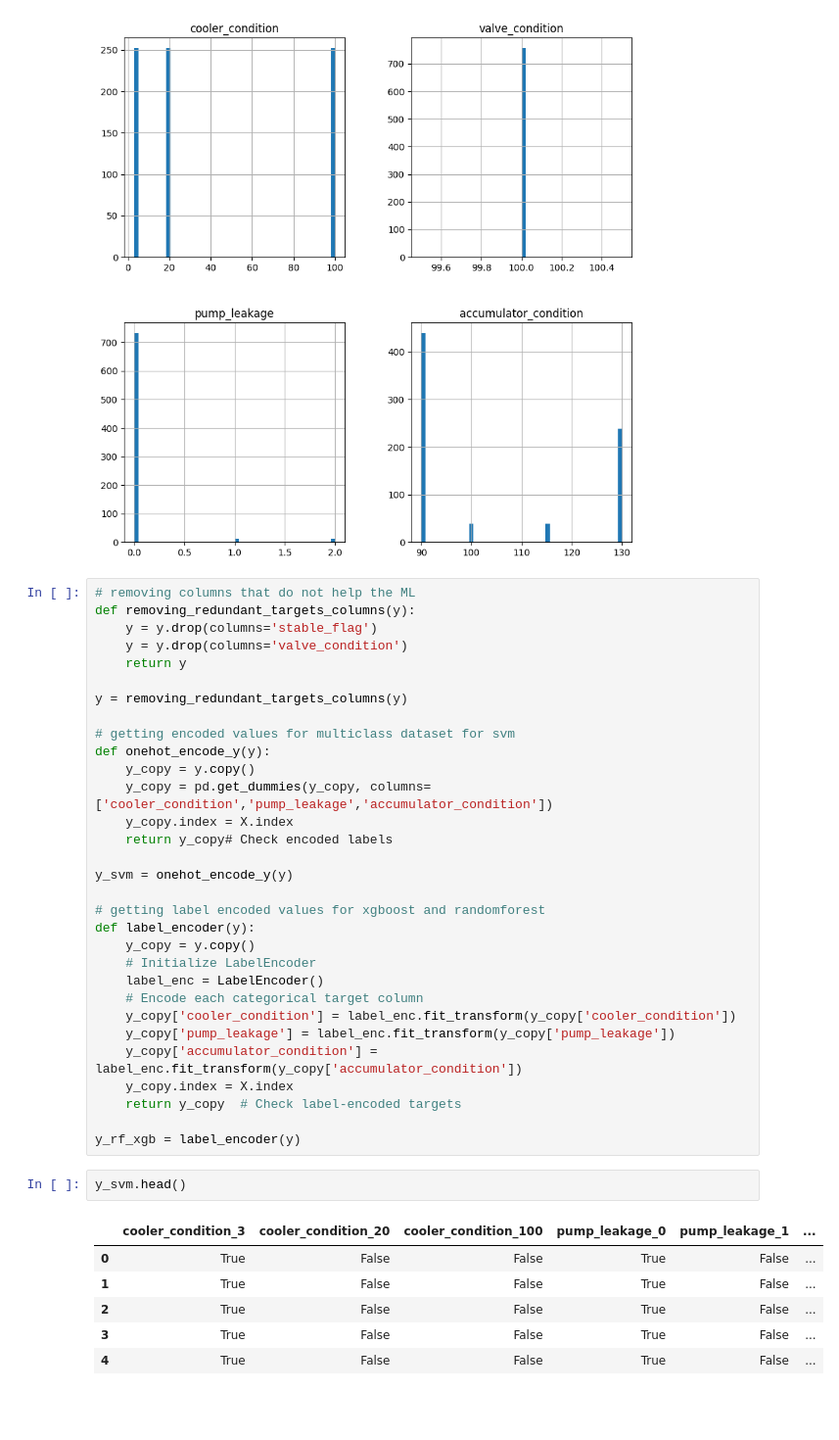
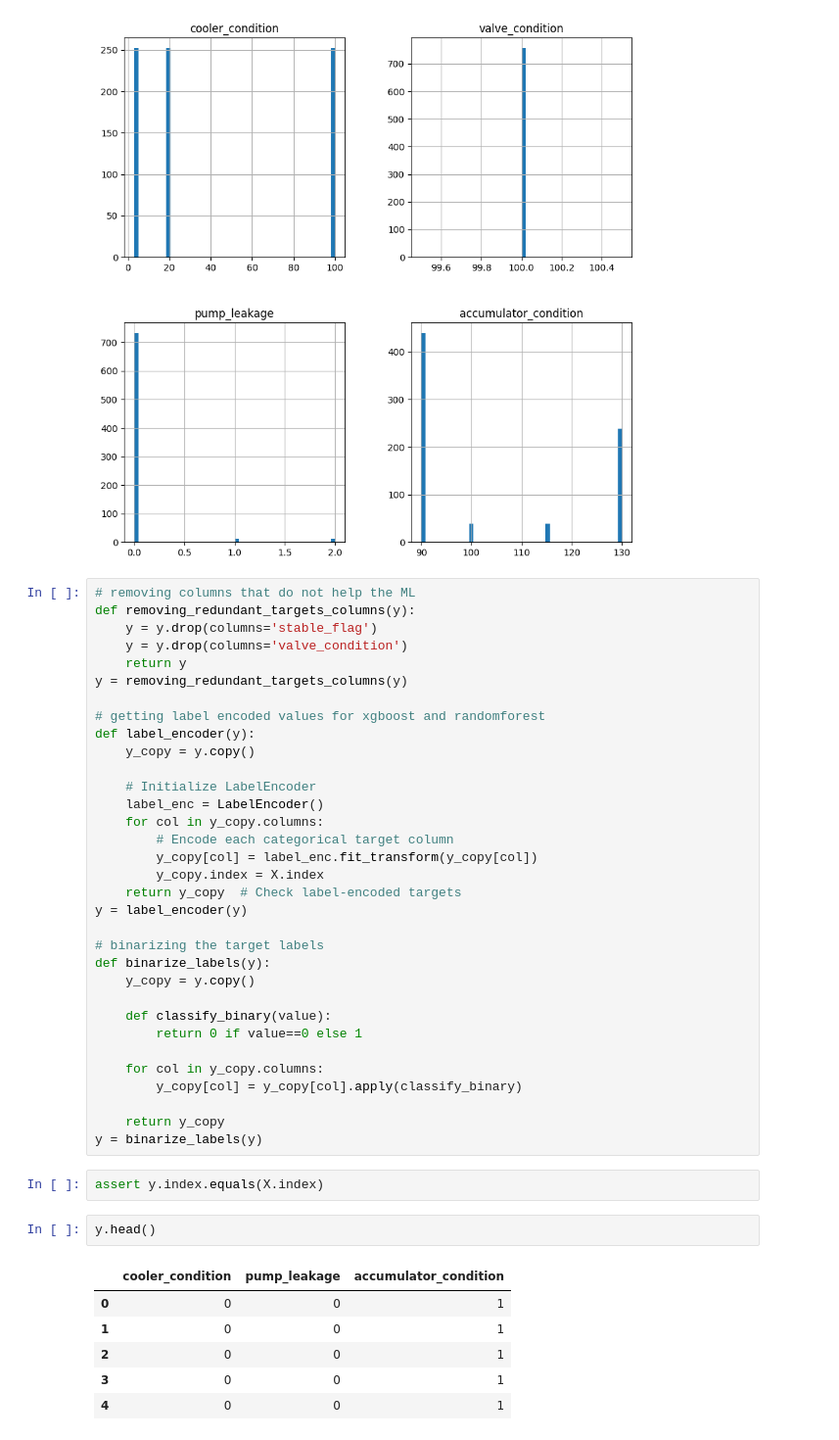
Before and after one commit to AsuquoAA/Predictive_Maintenance, a Jupyter notebook: Predictive_Maintenance_Classification.ipynb, the cells around one changed output. Shown at 98% size. Saved outputs shown, nothing was run; the diff lists cells and outputs as text; blank space fills up the shorter version.

```diff
--- a/Predictive_Maintenance_Classification.ipynb
+++ b/Predictive_Maintenance_Classification.ipynb
@@ -769,37 +784,41 @@ def removing_redundant_targets_columns(y):
     y = y.drop(columns='stable_flag')
     y = y.drop(columns='valve_condition')
     return y
-
 y = removing_redundant_targets_columns(y)
-
-# getting encoded values for multiclass dataset for svm
-def onehot_encode_y(y):
-    y_copy = y.copy()
-    y_copy = pd.get_dummies(y_copy, columns=['cooler_condition','pump_leakage','accumulator_condition'])
-    y_copy.index = X.index
-    return y_copy# Check encoded labels
-
-y_svm = onehot_encode_y(y)
 
 # getting label encoded values for xgboost and randomforest
 def label_encoder(y):
     y_copy = y.copy()
+
     # Initialize LabelEncoder
     label_enc = LabelEncoder()
-    # Encode each categorical target column
-    y_copy['cooler_condition'] = label_enc.fit_transform(y_copy['cooler_condition'])
-    y_copy['pump_leakage'] = label_enc.fit_transform(y_copy['pump_leakage'])
-    y_copy['accumulator_condition'] = label_enc.fit_transform(y_copy['accumulator_condition'])
-    y_copy.index = X.index
+    for col in y_copy.columns:
+        # Encode each categorical target column
+        y_copy[col] = label_enc.fit_transform(y_copy[col])
+        y_copy.index = X.index
     return y_copy  # Check label-encoded targets
+y = label_encoder(y)
 
-y_rf_xgb = label_encoder(y)
+# binarizing the target labels
+def binarize_labels(y):
+    y_copy = y.copy()
+
+    def classify_binary(value):
+        return 0 if value==0 else 1
+
+    for col in y_copy.columns:
+        y_copy[col] = y_copy[col].apply(classify_binary)
+
+    return y_copy
+y = binarize_labels(y)
+# %%
+assert y.index.equals(X.index)
 # %%
-y_svm.head()
+y.head()
 # %% [output]
-|  | cooler_condition_3 | cooler_condition_20 | cooler_condition_100 | pump_leakage_0 | pump_leakage_1 | ... |
-| 0 | True | False | False | True | False | ... |
-| 1 | True | False | False | True | False | ... |
-| 2 | True | False | False | True | False | ... |
-| 3 | True | False | False | True | False | ... |
-| 4 | True | False | False | True | False | ... |
+|  | cooler_condition | pump_leakage | accumulator_condition |
+| 0 | 0 | 0 | 1 |
+| 1 | 0 | 0 | 1 |
+| 2 | 0 | 0 | 1 |
+| 3 | 0 | 0 | 1 |
+| 4 | 0 | 0 | 1 |
```
Also changed, not shown: parts of 18 cells of this notebook.
